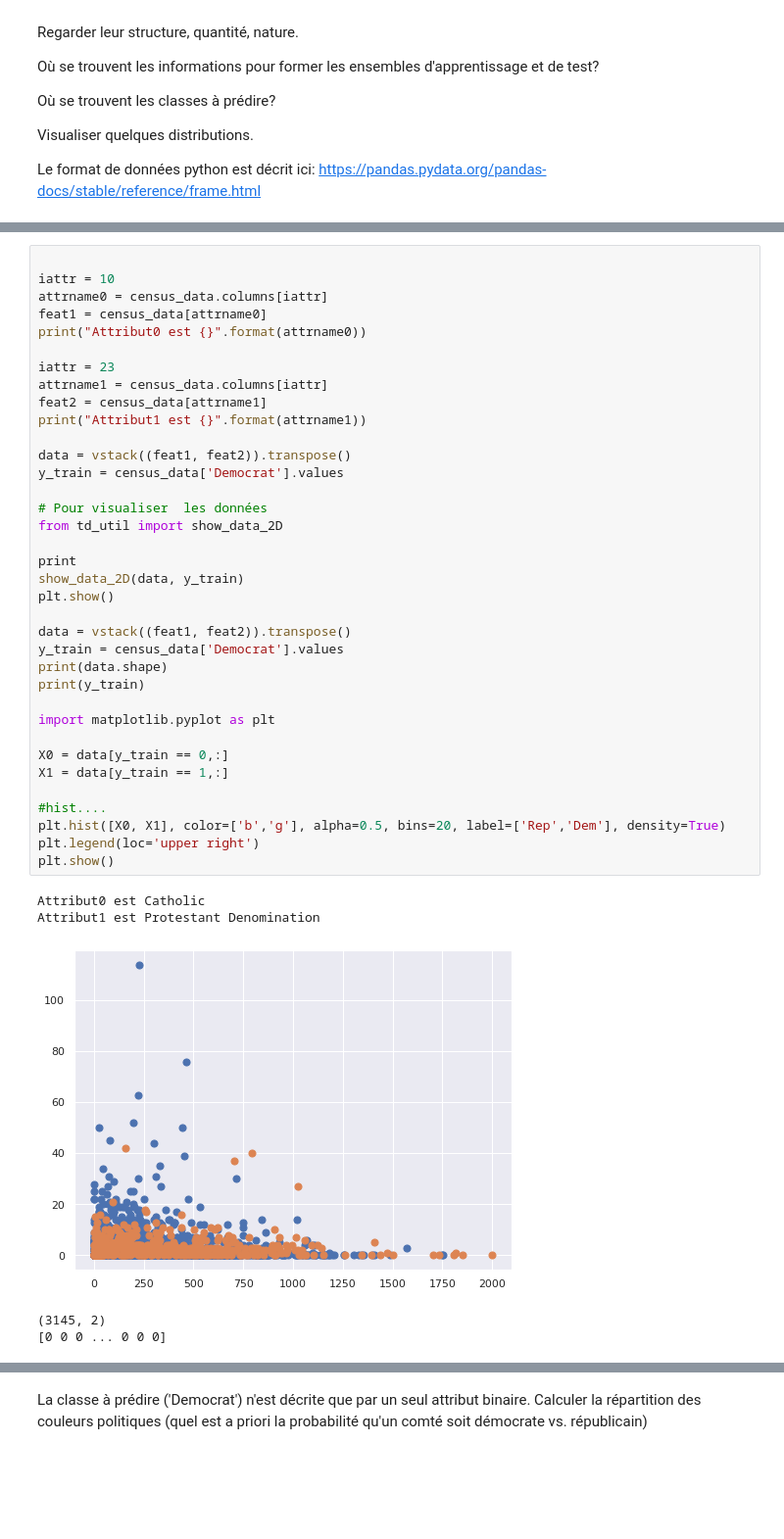
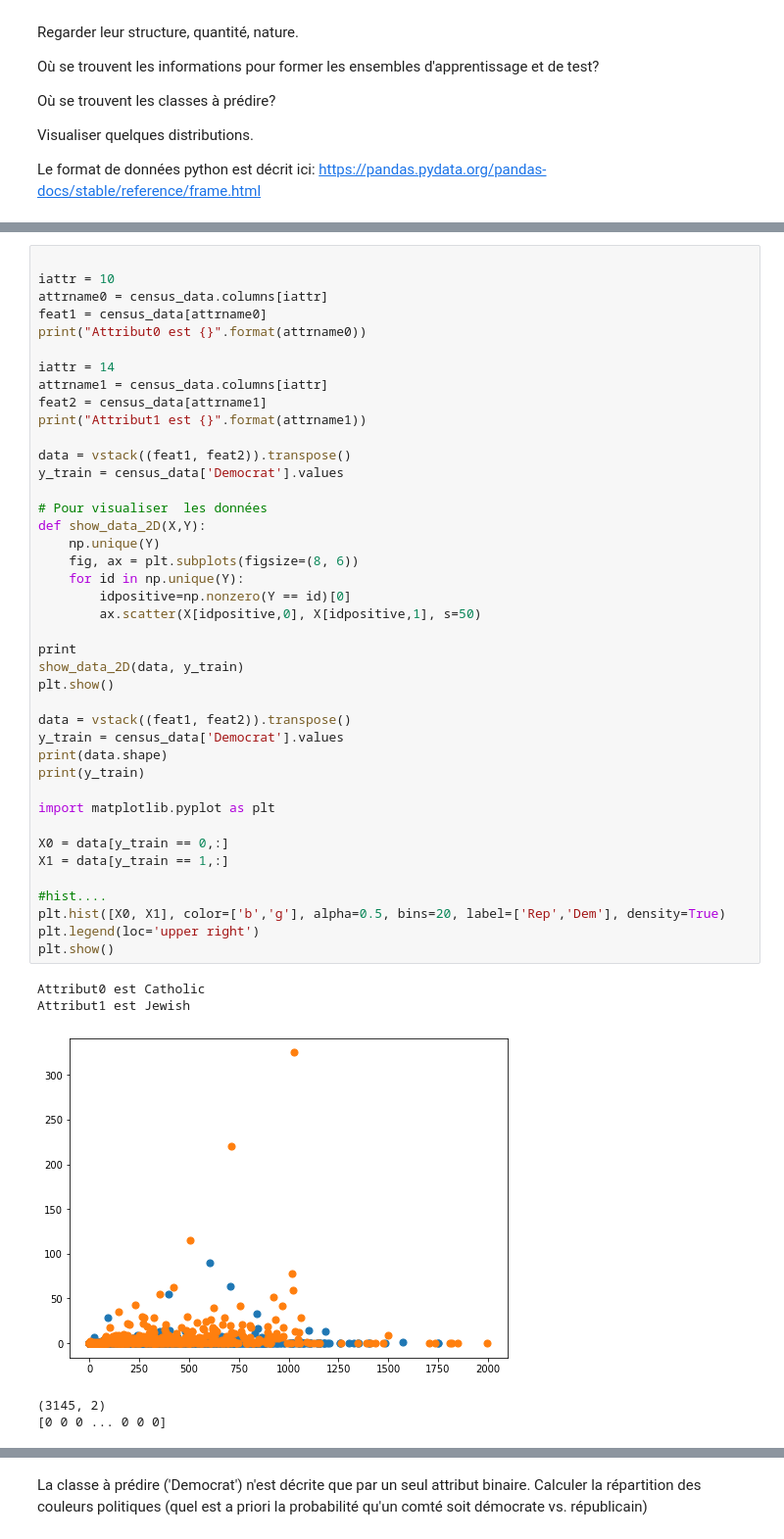
Before and after one commit to stepherbin/teaching, a Jupyter notebook: ENSTA/TD_correction/td2_tree_and_forest_correction.ipynb, the cells around one changed output, grey strips where cells are left out. Shown at 98% size. Saved outputs shown, nothing was run; the diff lists cells and outputs as text; blank space fills up the shorter version.

```diff
--- a/ENSTA/TD_correction/td2_tree_and_forest_correction.ipynb
+++ b/ENSTA/TD_correction/td2_tree_and_forest_correction.ipynb
@@ -93,38 +93,43 @@ attrname0 = census_data.columns[iattr]
 feat1 = census_data[attrname0]
 print("Attribut0 est {}".format(attrname0))
 
-iattr = 23
+iattr = 14
 attrname1 = census_data.columns[iattr]
 feat2 = census_data[attrname1]
 print("Attribut1 est {}".format(attrname1))
 
 data = vstack((feat1, feat2)).transpose()
 y_train = census_data['Democrat'].values
 
 # Pour visualiser  les données
-from td_util import show_data_2D
+def show_data_2D(X,Y):
+    np.unique(Y)
+    fig, ax = plt.subplots(figsize=(8, 6))
+    for id in np.unique(Y):
+        idpositive=np.nonzero(Y == id)[0]
+        ax.scatter(X[idpositive,0], X[idpositive,1], s=50)
 
 print
 show_data_2D(data, y_train)
 plt.show()
 
 data = vstack((feat1, feat2)).transpose()
 y_train = census_data['Democrat'].values
 print(data.shape)
 print(y_train)
 
 import matplotlib.pyplot as plt
 
 X0 = data[y_train == 0,:]
 X1 = data[y_train == 1,:]
 
 #hist....
 plt.hist([X0, X1], color=['b','g'], alpha=0.5, bins=20, label=['Rep','Dem'], density=True)
 plt.legend(loc='upper right')
 plt.show()
 # %% [output]
 Attribut0 est Catholic
-Attribut1 est Protestant Denomination
+Attribut1 est Jewish
-[figure, old version]
+[figure, new version]
 (3145, 2)
 [0 0 0 ... 0 0 0]
```
Also changed, not shown: parts of 3 cells of this notebook.
